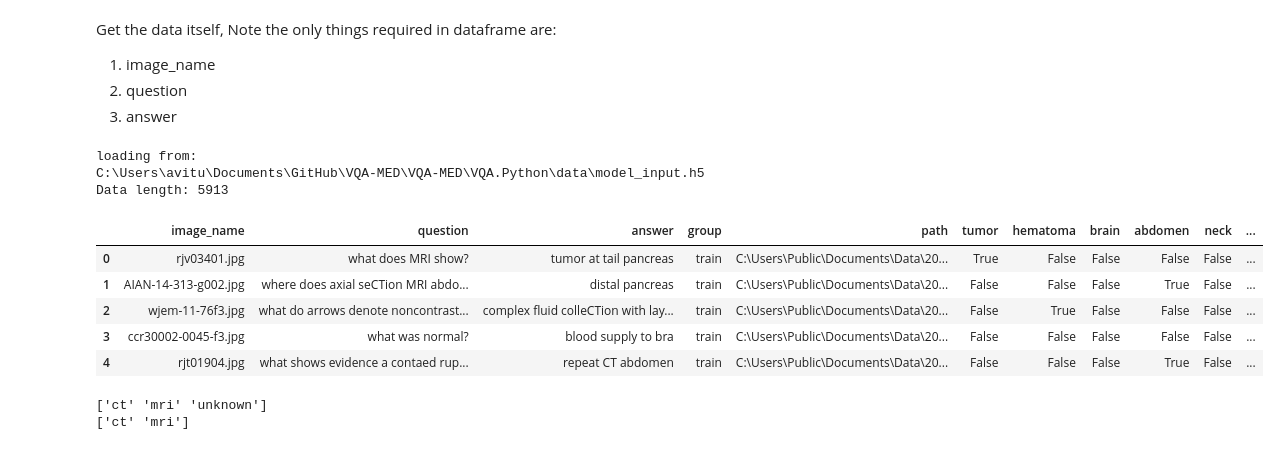
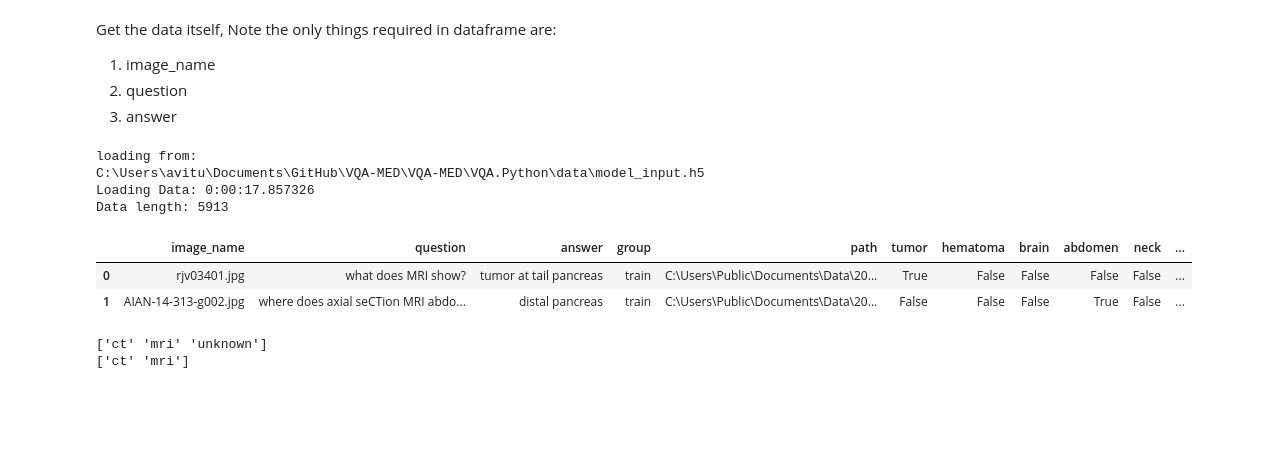
Before and after one commit to turner11/VQA-MED, a Jupyter notebook: VQA-MED/VQA.Python/2_create_meta_data.ipynb, the cells around one changed output. Drawn from its saved outputs; the diff is of its cells as text; code cells hidden in the pictures; blank space fills up the shorter version.

```diff
--- a/VQA-MED/VQA.Python/2_create_meta_data.ipynb
+++ b/VQA-MED/VQA.Python/2_create_meta_data.ipynb
@@ -18,22 +17,21 @@ Get the data itself, Note the only things required in dataframe are:
 3. answer
 # %%
 print(f'loading from:\n{data_location}')
-with HDFStore(data_location) as store:
-     df_data = store['data']
+with VerboseTimer("Loading Data"):
+    with HDFStore(data_location) as store:
+         df_data = store['data']
 
 df_data = df_data[df_data.group.isin(['train','validation'])]
 print(f'Data length: {len(df_data)}')
-df_data.head()
+df_data.head(2)
 # %% [output]
 loading from:
 C:\Users\avitu\Documents\GitHub\VQA-MED\VQA-MED\VQA.Python\data\model_input.h5
+Loading Data: 0:00:17.857326
 Data length: 5913
 |  | image_name | question | answer | group | path | tumor | hematoma | brain | abdomen | neck | ... |
 | 0 | rjv03401.jpg | what does MRI show? | tumor at tail pancreas | train | C:\Users\Public\Documents\Data\20... | True | False | False | False | False | ... |
 | 1 | AIAN-14-313-g002.jpg | where does axial seCTion MRI abdo... | distal pancreas | train | C:\Users\Public\Documents\Data\20... | False | False | False | True | False | ... |
-| 2 | wjem-11-76f3.jpg | what do arrows denote noncontrast... | complex fluid colleCTion with lay... | train | C:\Users\Public\Documents\Data\20... | False | True | False | False | False | ... |
-| 3 | ccr30002-0045-f3.jpg | what was normal? | blood supply to bra | train | C:\Users\Public\Documents\Data\20... | False | False | False | False | False | ... |
-| 4 | rjt01904.jpg | what shows evidence a contaed rup... | repeat CT abdomen | train | C:\Users\Public\Documents\Data\20... | False | False | False | True | False | ... |
 # %%
 import numpy as np
 d = df_data[df_data.imaging_device.isin(['ct','mri'])]
```
Also changed, not shown: parts of 11 cells of this notebook, 13 other files.
